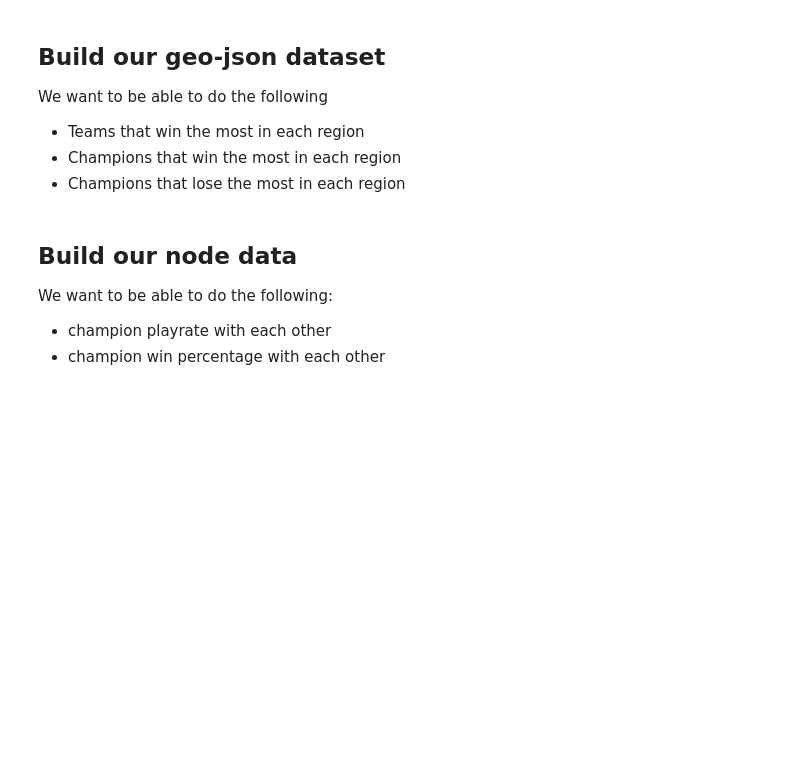
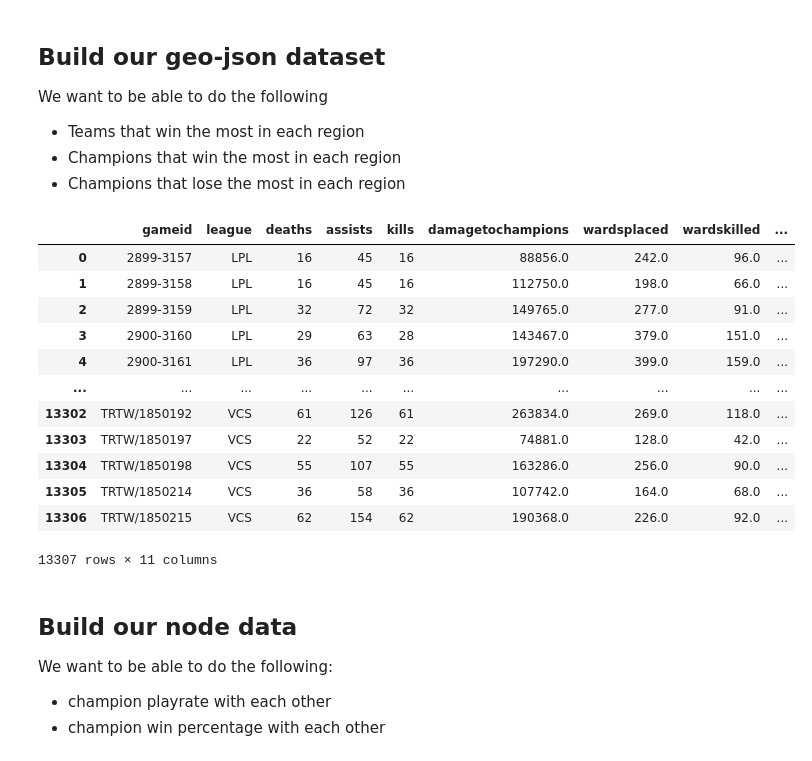
Before and after one commit to Ethan-Shapiro/LoL-Esports-Viz, a Jupyter notebook: analysis.ipynb, the cells around one changed output. Saved outputs shown, nothing was run; the diff lists cells and outputs as text; code cells hidden in the pictures; blank space fills up the shorter version.

```diff
--- a/analysis.ipynb
+++ b/analysis.ipynb
@@ -145,6 +162,24 @@ We want to be able to do the following
 - Teams that win the most in each region
 - Champions that win the most in each region
 - Champions that lose the most in each region
+# %%
+regional_data = clean.groupby(['gameid', 'league'])[['deaths', 'assists', 'kills', 'damagetochampions', 'wardsplaced', 'wardskilled', 'controlwardsbought', 'totalgold', 'total cs']].sum().reset_index()
+# %%
+regional_data
+# %% [output]
+|  | gameid | league | deaths | assists | kills | damagetochampions | wardsplaced | wardskilled | ... |
+| 0 | 2899-3157 | LPL | 16 | 45 | 16 | 88856.0 | 242.0 | 96.0 | ... |
+| 1 | 2899-3158 | LPL | 16 | 45 | 16 | 112750.0 | 198.0 | 66.0 | ... |
+| 2 | 2899-3159 | LPL | 32 | 72 | 32 | 149765.0 | 277.0 | 91.0 | ... |
+| 3 | 2900-3160 | LPL | 29 | 63 | 28 | 143467.0 | 379.0 | 151.0 | ... |
+| 4 | 2900-3161 | LPL | 36 | 97 | 36 | 197290.0 | 399.0 | 159.0 | ... |
+| ... | ... | ... | ... | ... | ... | ... | ... | ... | ... |
+| 13302 | TRTW/1850192 | VCS | 61 | 126 | 61 | 263834.0 | 269.0 | 118.0 | ... |
+| 13303 | TRTW/1850197 | VCS | 22 | 52 | 22 | 74881.0 | 128.0 | 42.0 | ... |
+| 13304 | TRTW/1850198 | VCS | 55 | 107 | 55 | 163286.0 | 256.0 | 90.0 | ... |
+| 13305 | TRTW/1850214 | VCS | 36 | 58 | 36 | 107742.0 | 164.0 | 68.0 | ... |
+| 13306 | TRTW/1850215 | VCS | 62 | 154 | 62 | 190368.0 | 226.0 | 92.0 | ... |
+13307 rows × 11 columns
 # %% [markdown]
 ## Build our node data
 We want to be able to do the following:
```
Also changed, not shown: parts of 13 cells of this notebook, 4 other files.
